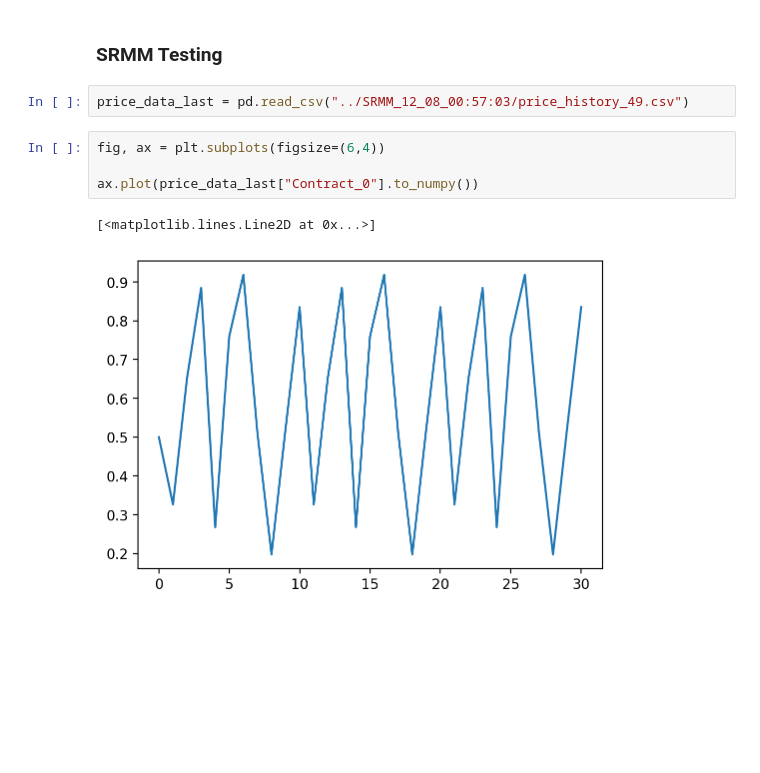
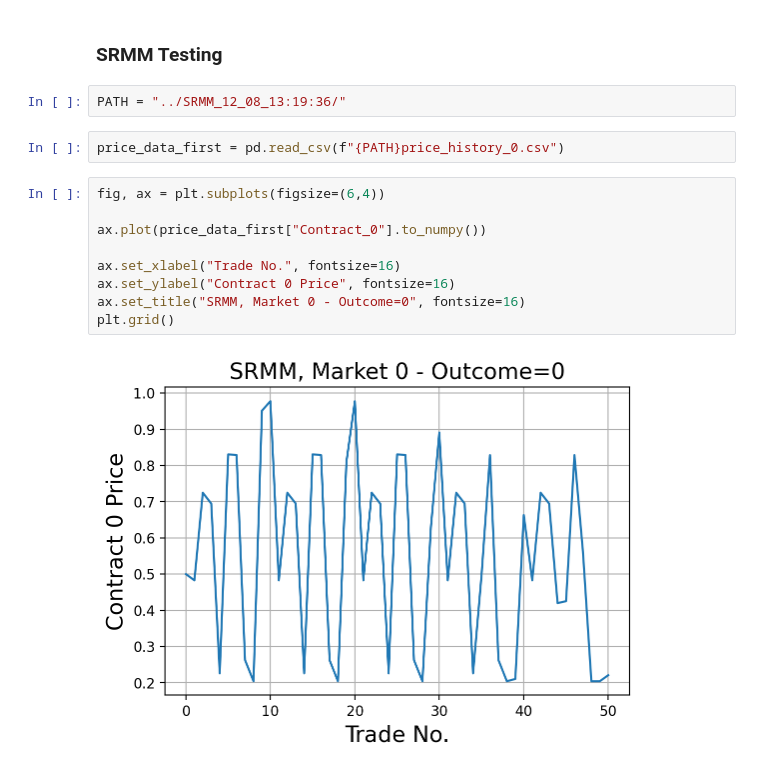
Before and after one commit to sudhanchitgopkar/RepAMM, a Jupyter notebook: data_viz/data_viz.ipynb, the cells around one changed output. Cells and saved outputs as stored; diff of their text form; blank space fills up the shorter version.

Commit message:
testing for SRMM
Signed-off-by: n-dohrmann <noah@dohrmann.org>

```diff
--- a/data_viz/data_viz.ipynb
+++ b/data_viz/data_viz.ipynb
@@ -12,11 +15,17 @@ import matplotlib.pyplot as plt
 # %% [markdown]
 ### SRMM Testing
+# %%
+PATH = "../SRMM_12_08_13:19:36/"
 # %%
-price_data_last = pd.read_csv("../SRMM_12_08_00:57:03/price_history_49.csv")
+price_data_first = pd.read_csv(f"{PATH}price_history_0.csv")
 # %%
 fig, ax = plt.subplots(figsize=(6,4))
 
-ax.plot(price_data_last["Contract_0"].to_numpy())
+ax.plot(price_data_first["Contract_0"].to_numpy())
+
+ax.set_xlabel("Trade No.", fontsize=16)
+ax.set_ylabel("Contract 0 Price", fontsize=16)
+ax.set_title("SRMM, Market 0 - Outcome=0", fontsize=16)
+plt.grid()
 # %% [output]
-[<matplotlib.lines.Line2D at 0x...>]
-[figure, old version]
+[figure, new version]
```
Also changed, not shown: parts of 17 cells of this notebook, 5 other files.
